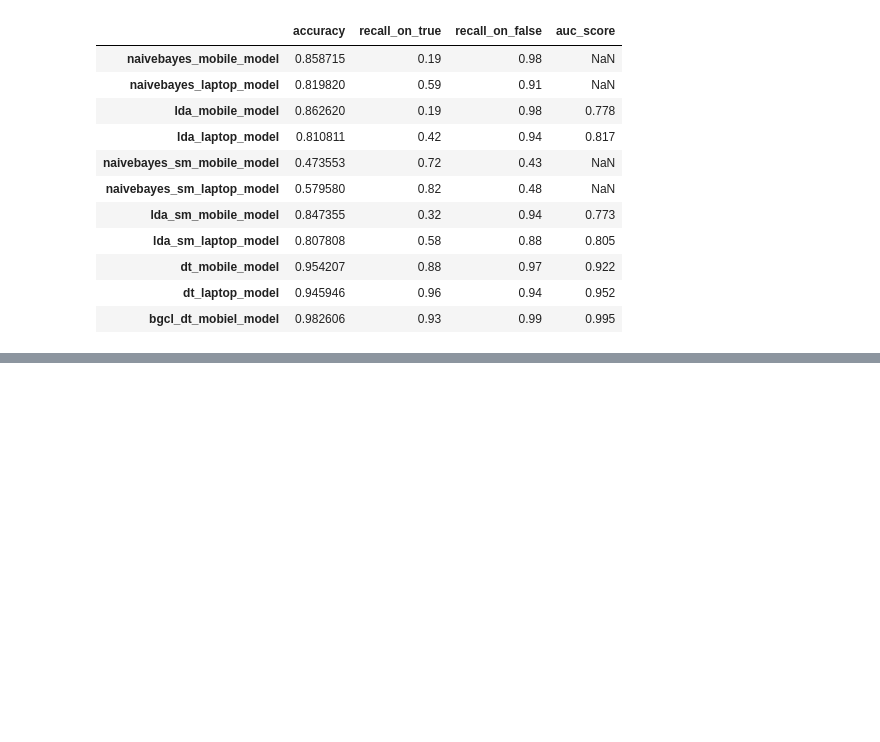
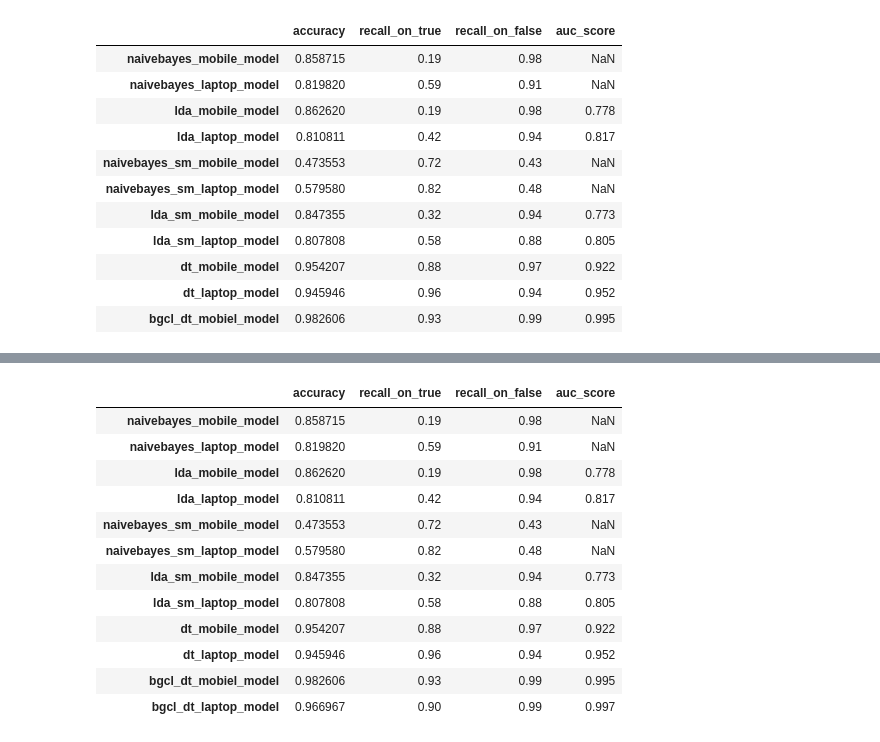
Before and after one commit to roshan-raj/social-media-tourism, a Jupyter notebook: ROSHANRAJ_15-May-2022.ipynb, the cells around one changed output, grey strips where cells are left out. Saved outputs shown, nothing was run; the diff lists cells and outputs as text; code cells hidden in the pictures; blank space fills up the shorter version.

```diff
--- a/ROSHANRAJ_15-May-2022.ipynb
+++ b/ROSHANRAJ_15-May-2022.ipynb
@@ -1674,0 +1688,2 @@ predictions_test
+# %%
+decision_tree = DecisionTreeClassifier(criterion = 'entropy' )
@@ -1674,0 +1796,23 @@ predictions_test
+# %%
+df = pd.DataFrame({"accuracy": metrics.accuracy_score(Y_test, bgcl_dt_laptop_test_predict),
+                    "recall_on_true": 0.90,
+                    "recall_on_false": 0.99,
+                    "auc_score": 0.997
+                   },index=['bgcl_dt_laptop_model'])
+
+predictions_test = pd.concat([predictions_test, df])
+predictions_test
+# %% [output]
+|  | accuracy | recall_on_true | recall_on_false | auc_score |
+| naivebayes_mobile_model | 0.858715 | 0.19 | 0.98 | NaN |
+| naivebayes_laptop_model | 0.819820 | 0.59 | 0.91 | NaN |
+| lda_mobile_model | 0.862620 | 0.19 | 0.98 | 0.778 |
+| lda_laptop_model | 0.810811 | 0.42 | 0.94 | 0.817 |
+| naivebayes_sm_mobile_model | 0.473553 | 0.72 | 0.43 | NaN |
+| naivebayes_sm_laptop_model | 0.579580 | 0.82 | 0.48 | NaN |
+| lda_sm_mobile_model | 0.847355 | 0.32 | 0.94 | 0.773 |
+| lda_sm_laptop_model | 0.807808 | 0.58 | 0.88 | 0.805 |
+| dt_mobile_model | 0.954207 | 0.88 | 0.97 | 0.922 |
+| dt_laptop_model | 0.945946 | 0.96 | 0.94 | 0.952 |
+| bgcl_dt_mobiel_model | 0.982606 | 0.93 | 0.99 | 0.995 |
+| bgcl_dt_laptop_model | 0.966967 | 0.90 | 0.99 | 0.997 |
```
Also changed, not shown: parts of 19 cells of this notebook.
